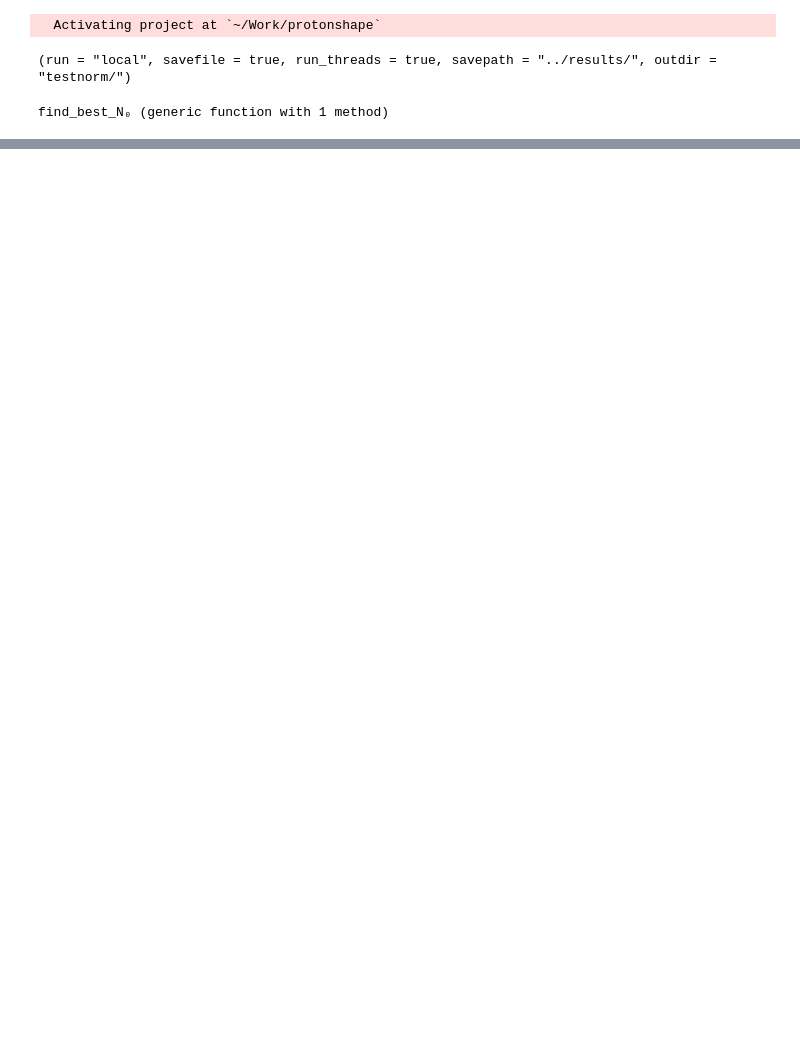
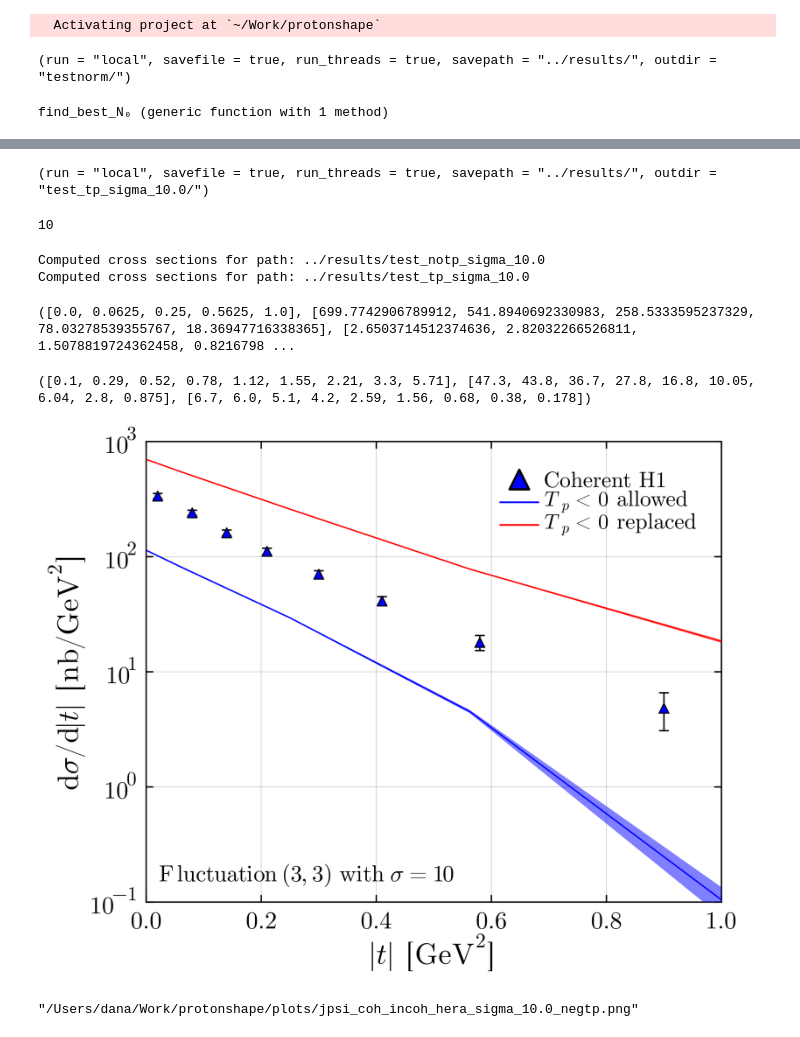
Before and after one commit to avramescudana/protonshape, a Jupyter notebook: notebooks/ShapeFunctionsTests.ipynb, the cells around one changed output, grey strips where cells are left out. Cells and saved outputs as stored; diff of their text form; code cells hidden in the pictures; blank space fills up the shorter version.

Commit message:
Effect of negative thickness function with large fluctuations on coherent cross section.

```diff
--- a/notebooks/ShapeFunctionsTests.ipynb
+++ b/notebooks/ShapeFunctionsTests.ipynb
@@ -142,0 +168,5 @@ println("Best N₀: ", best_N₀, " with χ²: ", best_χsq)
+# %%
+params_shape_tp = merge(params_shape, (checktp = true,), (replacetp = true,), (σ = 10.0,))
+params_run_local_tp = (run = "local", savefile = true, run_threads = true, savepath = "../results/", outdir = "test_tp_sigma_10.0/")
+# %% [output]
+(run = "local", savefile = true, run_threads = true, savepath = "../results/", outdir = "test_tp_sigma_10.0/")
@@ -142,0 +175,31 @@ println("Best N₀: ", best_N₀, " with χ²: ", best_χsq)
+# %%
+Δ_range = range(params_mc.Δmin, stop=params_mc.Δmax, length=params_mc.Δlen)
+Nsamples = params_shape.Nsamples
+# %% [output]
+10
+# %%
+t_range, dσdt_coh_notp, dσdt_coh_err_notp, dσdt_incoh_notp, dσdt_incoh_err_notp = compute_cross_sections("../results/test_notp_sigma_10.0", Δ_range, Nsamples, params_run_local_notp, Nsamples)
+t_range, dσdt_coh_tp, dσdt_coh_err_tp, dσdt_incoh_tp, dσdt_incoh_err_tp = compute_cross_sections("../results/test_tp_sigma_10.0", Δ_range, Nsamples, params_run_local_tp, Nsamples)
+# %% [output]
+Computed cross sections for path: ../results/test_notp_sigma_10.0
+Computed cross sections for path: ../results/test_tp_sigma_10.0
+([0.0, 0.0625, 0.25, 0.5625, 1.0], [699.7742906789912, 541.8940692330983, 258.5333595237329, 78.03278539355767, 18.36947716338365], [2.6503714512374636, 2.82032266526811, 1.5078819724362458, 0.8216798 ...
+# %%
+tcent_coh_hera, dσdt_coh_hera, Δtot_coh_hera = read_coherent_data("../data/jpsi_coh_hera.txt")
+tcent_incoh_hera, dσdt_incoh_hera, Δtot_incoh_hera = read_coherent_data("../data/jpsi_incoh_hera.txt")
+# %% [output]
+([0.1, 0.29, 0.52, 0.78, 1.12, 1.55, 2.21, 3.3, 5.71], [47.3, 43.8, 36.7, 27.8, 16.8, 10.05, 6.04, 2.8, 0.875], [6.7, 6.0, 5.1, 4.2, 2.59, 1.56, 0.68, 0.38, 0.178])
+# %%
+# data_notp = CohIncohMCData(t_range, dσdt_coh_notp, dσdt_coh_err_notp, dσdt_incoh_notp, dσdt_incoh_err_notp, tcent_coh_hera, dσdt_coh_hera, Δtot_coh_hera, tcent_incoh_hera, dσdt_incoh_hera, Δtot_incoh_hera)
+data_notp = CoherentMCData(t_range, dσdt_coh_notp, dσdt_coh_err_notp, tcent_coh_hera, dσdt_coh_hera, Δtot_coh_hera)
+data_tp = CoherentMCData(t_range, dσdt_coh_tp, dσdt_coh_err_tp, tcent_coh_hera, dσdt_coh_hera, Δtot_coh_hera)
+p = plot(data_notp; custom_label = "\$T_p<0\$ allowed", color = :blue)
+plot!(p, data_tp; custom_label = "\$T_p<0\$ replaced", color=:red, hera=false)
+ylims!(p, (0.1, 1000))
+annotate!(p, 0.28, 0.17, text(L"\mathrm{Fluctuation}~(3,3)~\mathrm{with}~\sigma=10", :black, 11))
+# %% [output]
+[figure, added]
+# %%
+savefig(p, "../plots/jpsi_coh_incoh_hera_sigma_10.0_negtp.png")
+# %% [output]
+"/Users/dana/Work/protonshape/plots/jpsi_coh_incoh_hera_sigma_10.0_negtp.png"
```
Also changed, not shown: parts of 11 cells of this notebook, 4 other files.
